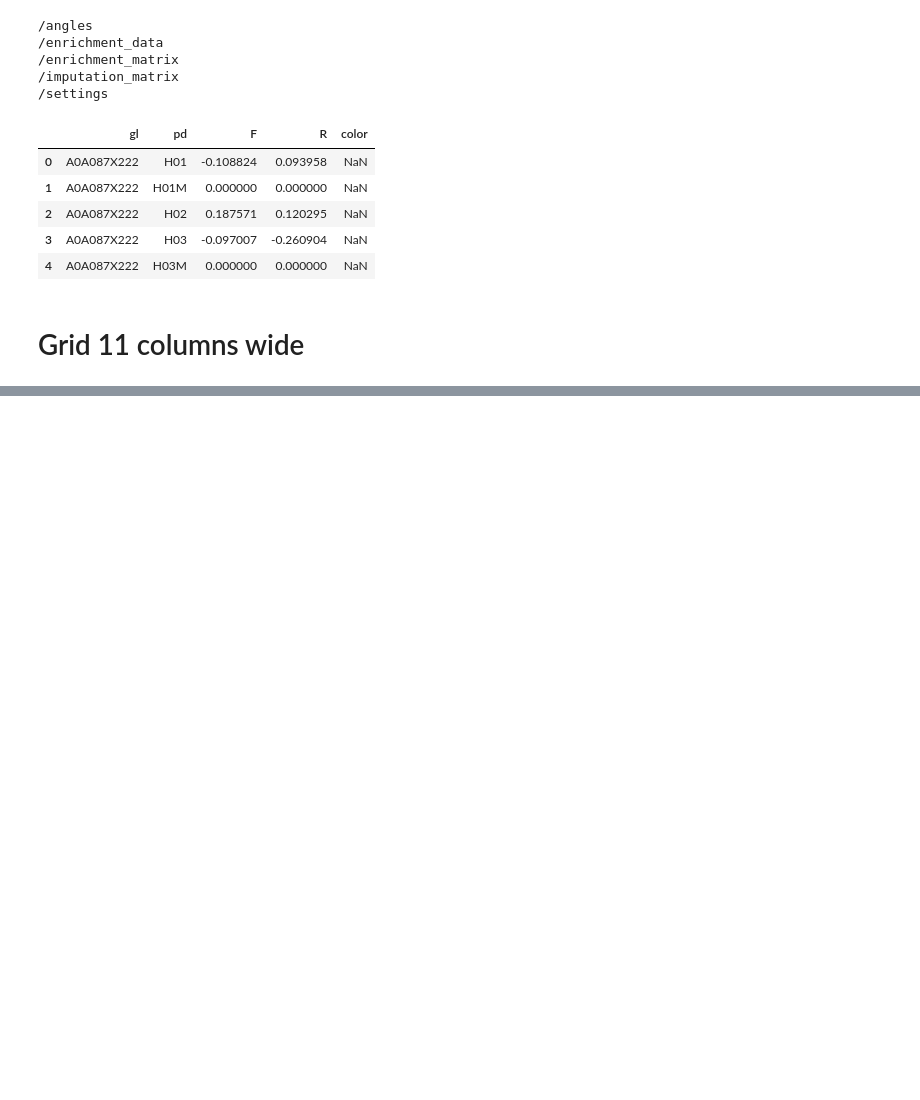
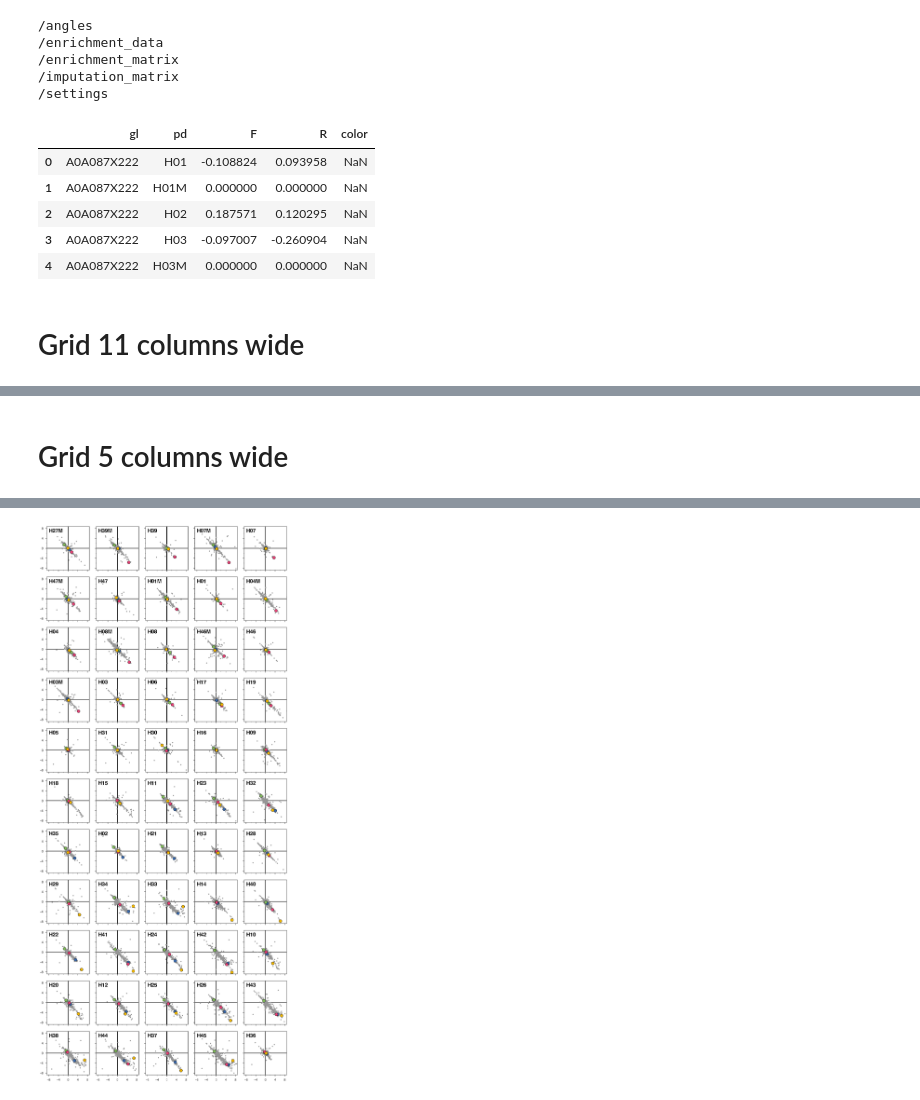
Before and after one commit to lukauskas/publications-lukauskas-2024-marcs, a Jupyter notebook: extra-figures-notebooks/scatterplots/Figure Scatterplot Grids.ipynb, the cells around one changed output, grey strips where cells are left out. Cells and saved outputs as stored; diff of their text form; code cells hidden in the pictures; blank space fills up the shorter version.

Commit message:
added a vertical format for grid plot

```diff
--- a/extra-figures-notebooks/scatterplots/Figure Scatterplot Grids.ipynb
+++ b/extra-figures-notebooks/scatterplots/Figure Scatterplot Grids.ipynb
@@ -43,6 +43,9 @@ if not os.path.isdir(OUTPUT_DIRECTORY):
 
 OUTPUT_GRID_11 = os.path.join(OUTPUT_DIRECTORY, 'grid-11-postprocessed.pdf')
 OUTPUT_GRID_11_NO_TITLES = os.path.join(OUTPUT_DIRECTORY, 'grid-11-postprocessed-no-titles.pdf')
+
+OUTPUT_GRID_5 = os.path.join(OUTPUT_DIRECTORY, 'grid-5-postprocessed.pdf')
+OUTPUT_GRID_5_NO_TITLES = os.path.join(OUTPUT_DIRECTORY, 'grid-5-postprocessed-no-titles.pdf')
 # %%
 from snapanalysis.models.enrichment.generate import OUTPUT_FILE as ENRICHMENT_FILE
 from snapanalysis.models.enrichment.settings import ADJUSTED_IMPUTED_RATIO_FORWARD_COLUMN, ADJUSTED_IMPUTED_RATIO_REVERSE_COLUMN
@@ -213,0 +217,39 @@ Wall time: 18.1 s
+# %% [markdown]
+# Grid 5 columns wide
+# %%
+%%time
+
+fgrid = sns.FacetGrid(col='pd',
+                      col_wrap=5,
+                      col_order=order,
+                      data=df,
+                      dropna=False)
+
+
+fgrid.map_dataframe(plot_scatter, 'F', 'R', zorder=2)
+
+fgrid.map(plot_title, 'pd')
+
+# fgrid.set_xlabels('Ratio H/L, forward')
+# fgrid.set_ylabels('Ratio H/L, reverse')
+fgrid.set_titles('')
+fgrid.set_xlabels('')
+fgrid.set_ylabels('')
+
+
+for i, ax in enumerate(fgrid.axes):
+    for side in ['top', 'right', 'left', 'bottom']:
+        ax.spines[side].set_visible(True)
+    ax.grid(False)
+    zero_lines(ax=ax, linewidth=2)
+    ax.set_xlim(-limit, limit)
+    ax.set_ylim(-limit, limit)
+    ax.xaxis.set_major_locator(ticker.MultipleLocator(parameters.MAJOR_TICKS))
+    ax.xaxis.set_minor_locator(ticker.MultipleLocator(parameters.MINOR_TICKS))
+    ax.yaxis.set_major_locator(ticker.MultipleLocator(parameters.MAJOR_TICKS))
+    ax.yaxis.set_minor_locator(ticker.MultipleLocator(parameters.MINOR_TICKS))
+    ax.title.set_visible(False)
+
+plt.tight_layout()
+fgrid.savefig(OUTPUT_GRID_5)
+# %% [output]
@@ -213,0 +258 @@ Wall time: 18.1 s
+[figure, added]
```
Also changed, not shown: parts of 4 cells of this notebook.
